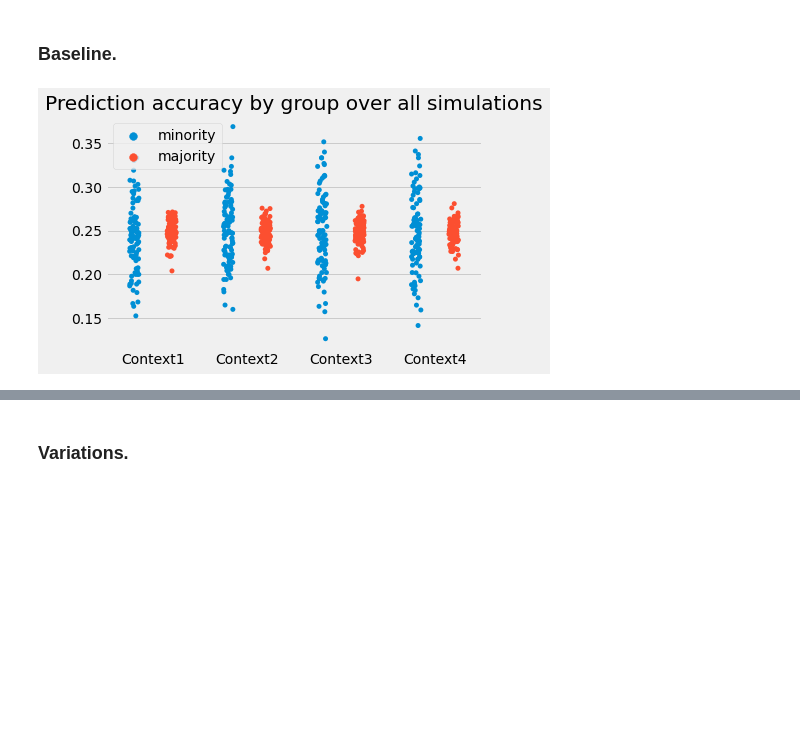
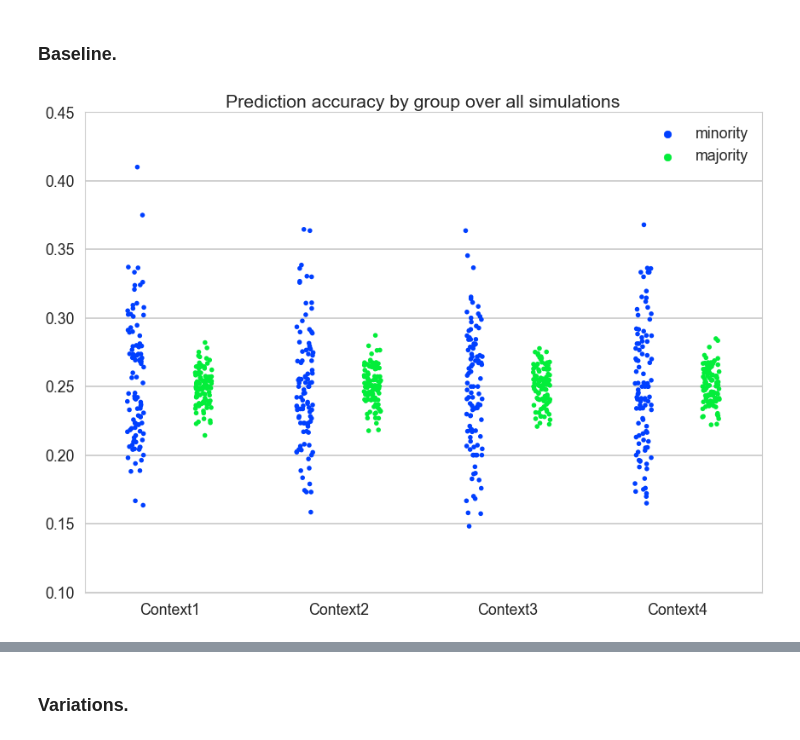
Before and after one commit to kathyxchen/cos534-final-project, a Jupyter notebook: simulation.ipynb, the cells around one changed output, grey strips where cells are left out. Saved outputs shown, nothing was run; the diff lists cells and outputs as text; code cells hidden in the pictures; blank space fills up the shorter version.

```diff
--- a/simulation.ipynb
+++ b/simulation.ipynb
@@ -247,30 +247,30 @@ for sim in range(100): # times of simulations
     DIFF.append(diff)
 
     sim += 1
-    time.sleep(1)
+    time.sleep(0.1)
 # %%
 
 '''
 Visualizations
 '''
 
 # variables for plot.
 contexts = ['Context1', 'Context2', 'Context3', 'Context4'] * 2 * 100
 populations = ['minority'] * 4 * 100 + ['majority'] * 4 * 100
 keptrates = list(itertools.chain(*(MINOR + MAJOR)))
 flat_diff = [item for sublist in DIFF for item in sublist]
 
 # vis.
-plt.style.use('fivethirtyeight')
+plt.style.use('seaborn-whitegrid')
 
 # y-axis plots kept rate (i.e., accuracy rate) v.
 # x-axis plots each feature (i.e., gender, race, age, ses) v.
 # hue plots majority/minority population (i.e., if bad predictions for minority)
 sns.stripplot(x=contexts, y=keptrates, hue=populations, jitter=True, dodge=True)
 plt.title("Prediction accuracy by group over all simulations")
 plt.show()
 # %% [output]
-[figure, old version]
+[figure, new version]
 # %%
 contexts = ['Context1', 'Context2', 'Context3', 'Context4'] * 100
 ax = sns.stripplot(x=contexts, y=flat_diff, jitter=True, dodge=True)
```
Also changed, not shown: parts of 1 cell of this notebook, 1 other file.
